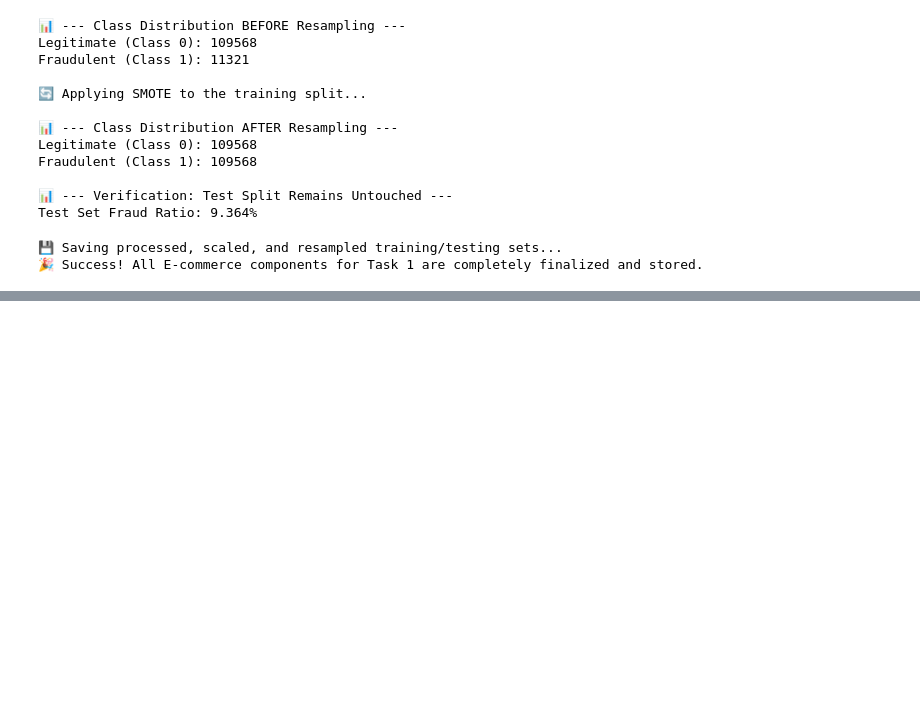
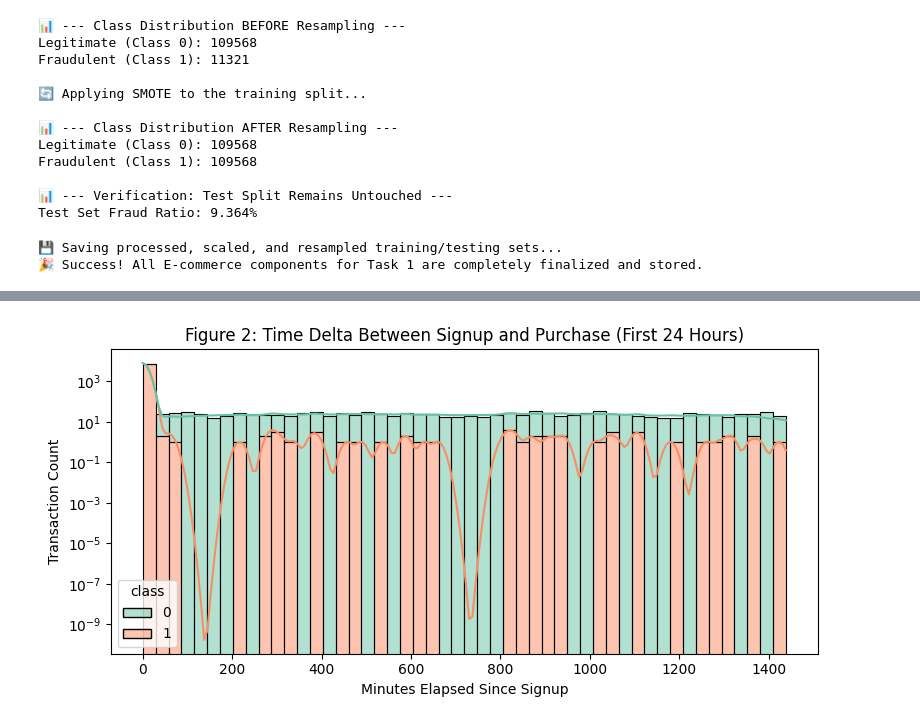
Before and after one commit to meba-tesfaye/fraud-detection, a Jupyter notebook: notebooks/eda-fraud-data.ipynb, the cells around one changed output, grey strips where cells are left out. Drawn from its saved outputs; the diff is of its cells as text; code cells hidden in the pictures; blank space fills up the shorter version.

```diff
--- a/notebooks/eda-fraud-data.ipynb
+++ b/notebooks/eda-fraud-data.ipynb
@@ -288,0 +327,32 @@ print("🎉 Success! All E-commerce components for Task 1 are completely finaliz
+# %%
+import pandas as pd
+import matplotlib.pyplot as plt
+import seaborn as sns
+
+# Load the data (stepping out of the notebooks folder)
+df = pd.read_csv("../data/raw/Fraud_Data.csv")
+
+# Convert timestamps to datetime format
+df['signup_time'] = pd.to_datetime(df['signup_time'])
+df['purchase_time'] = pd.to_datetime(df['purchase_time'])
+
+# Calculate account age/velocity in minutes
+df['velocity_minutes'] = (df['purchase_time'] - df['signup_time']).dt.total_seconds() / 60
+
+# Initialize the plot
+plt.figure(figsize=(8, 4))
+
+# Filter to show the first 24 hours (1440 minutes) where the bot activity spikes
+sns.histplot(data=df[df['velocity_minutes'] <= 1440], x='velocity_minutes', hue='class',
+             bins=50, kde=True, palette='Set2', multiple='stack')
+
+plt.title('Figure 2: Time Delta Between Signup and Purchase (First 24 Hours)')
+plt.xlabel('Minutes Elapsed Since Signup')
+plt.ylabel('Transaction Count')
+plt.yscale('log') # Log scale handles the massive class imbalance visually
+
+plt.tight_layout()
+plt.savefig('figure2_time_delta.png', dpi=300)
+plt.show()
+# %% [output]
+[figure, added]
```
Also changed, not shown: parts of 10 cells of this notebook, 3 other files.
